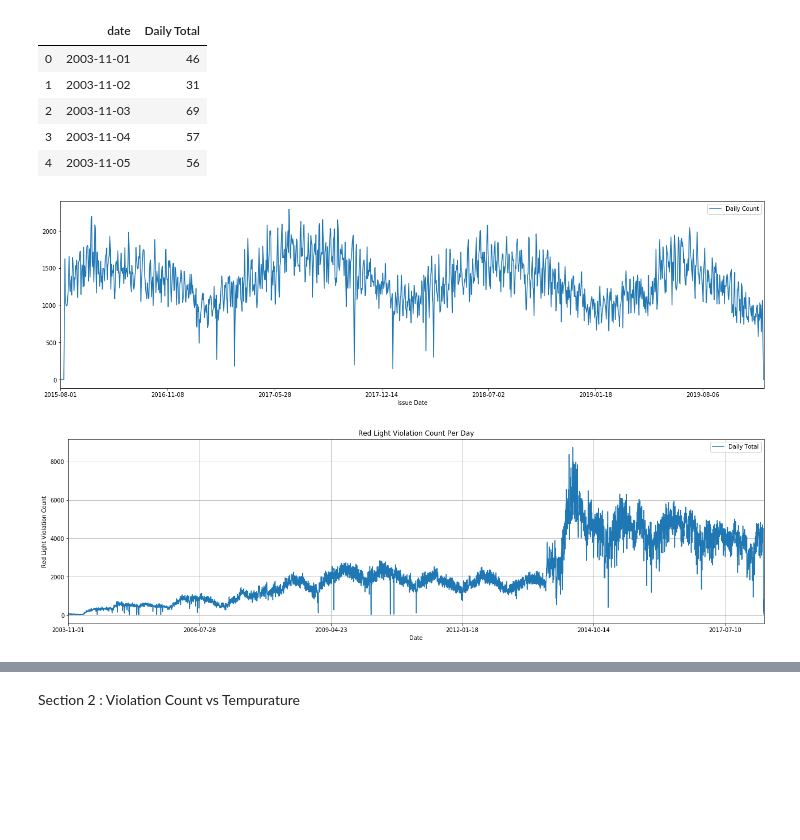
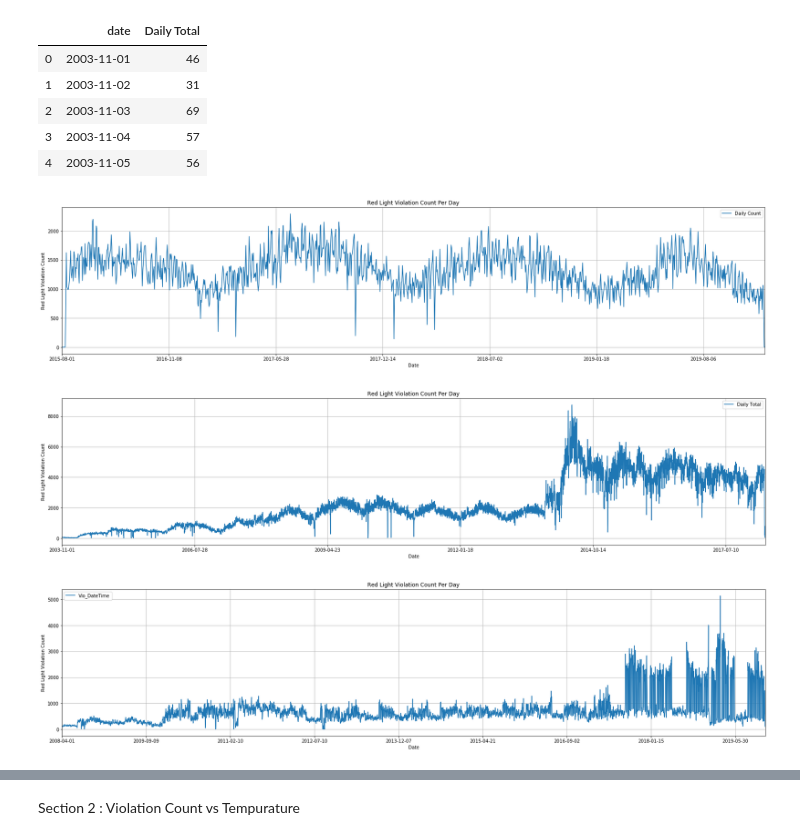
Before and after one commit to junyang42/Project_1, a Jupyter notebook: Summary/Summary.ipynb, the cells around one changed output, grey strips where cells are left out. Cells and saved outputs as stored; diff of their text form; code cells hidden in the pictures; blank space fills up the shorter version.

```diff
--- a/Summary/Summary.ipynb
+++ b/Summary/Summary.ipynb
@@ -41,22 +59,50 @@ chicago_daycount_df.head()
 # %%
 # plot data
 # 1. Violation Per Day
 new_york_daycount_df2 = new_york_daycount_df.set_index('Issue Date')
-chicago_daycount_df2 = chicago_daycount_df.set_index('date')
-
-new_york_daycount_df2.plot(kind="line", figsize=(22,6), label='New York')
-chicago_daycount_df2.plot(kind="line", figsize=(22,6), label='New York')
+new_york_daycount_df2.plot(kind="line", figsize=(28,6), label='New York')
 # set labels and sticks
 plt.title("Red Light Violation Count Per Day")
 plt.xlabel("Date")
 plt.ylabel("Red Light Violation Count")
 
 # plt.style.use('seaborn-bright')
 plt.legend()
 plt.grid()
-plt.savefig("DailyCount.png")
+plt.savefig("Daily_Count_NY.png")
 # Show plot
 plt.show()
 # %% [output]
-[figure, old version]
+[figure, new version]
-[figure, removed]
+# %%
+chicago_daycount_df2 = chicago_daycount_df.set_index('date')
+chicago_daycount_df2.plot(kind="line", figsize=(28,6), label='New York')
+# set labels and sticks
+plt.title("Red Light Violation Count Per Day")
+plt.xlabel("Date")
+plt.ylabel("Red Light Violation Count")
+
+# plt.style.use('seaborn-bright')
+plt.legend()
+plt.grid()
+plt.savefig("Daily_Count_Chicago.png")
+# Show plot
+plt.show()
+# %% [output]
+[figure, added]
+# %%
+new_orleans_daycount_df2 = new_orleans_daycount_df.set_index('date')
+new_orleans_daycount_df2.plot(kind="line", figsize=(28,6), label='New York')
+# set labels and sticks
+plt.title("Red Light Violation Count Per Day")
+plt.xlabel("Date")
+plt.ylabel("Red Light Violation Count")
+
+# plt.style.use('seaborn-bright')
+plt.legend()
+plt.grid()
+plt.savefig("Daily_Count_New_Orleans.png")
+# Show plot
+plt.show()
+# %% [output]
+[figure, added]
```
Also changed, not shown: parts of 16 cells of this notebook, 9 other files.
